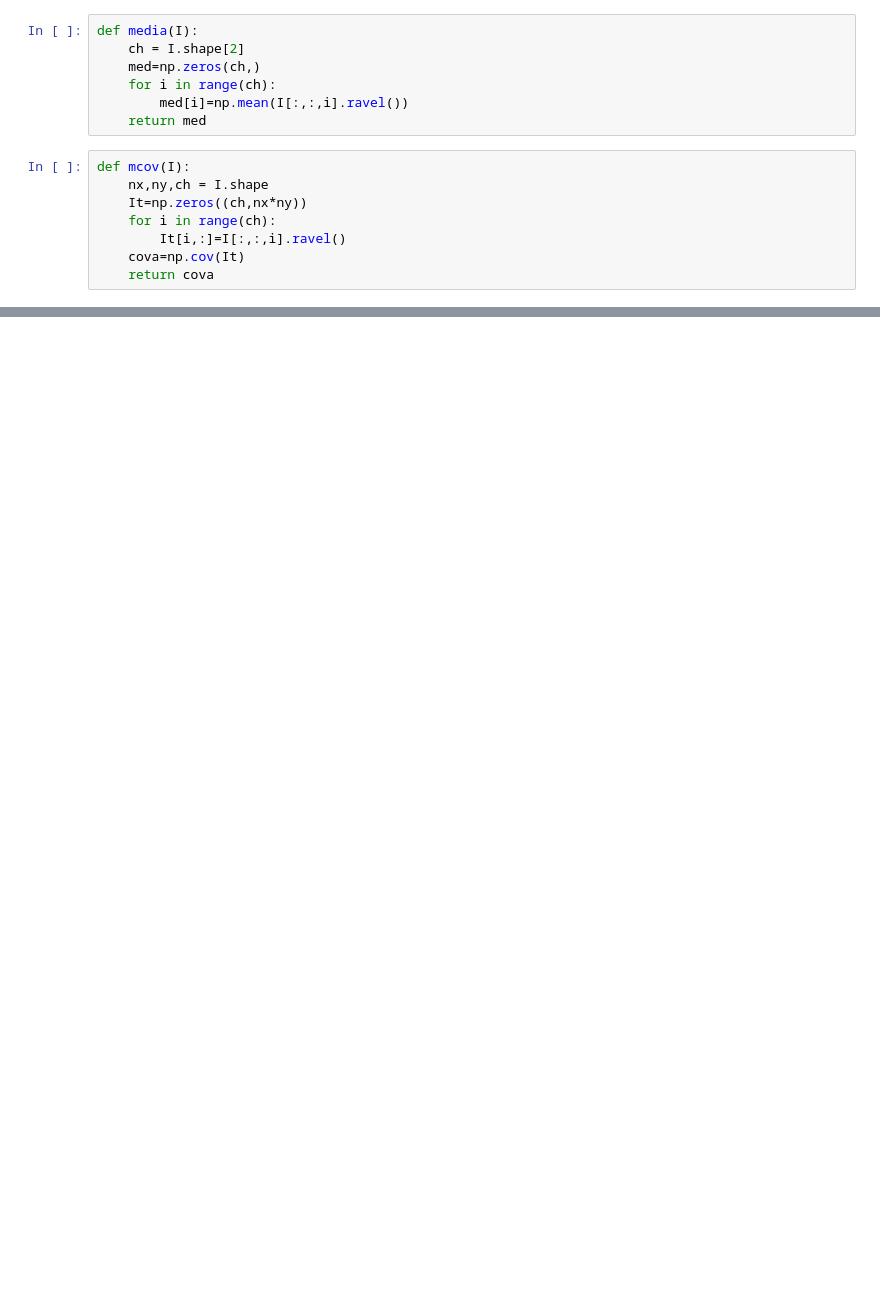
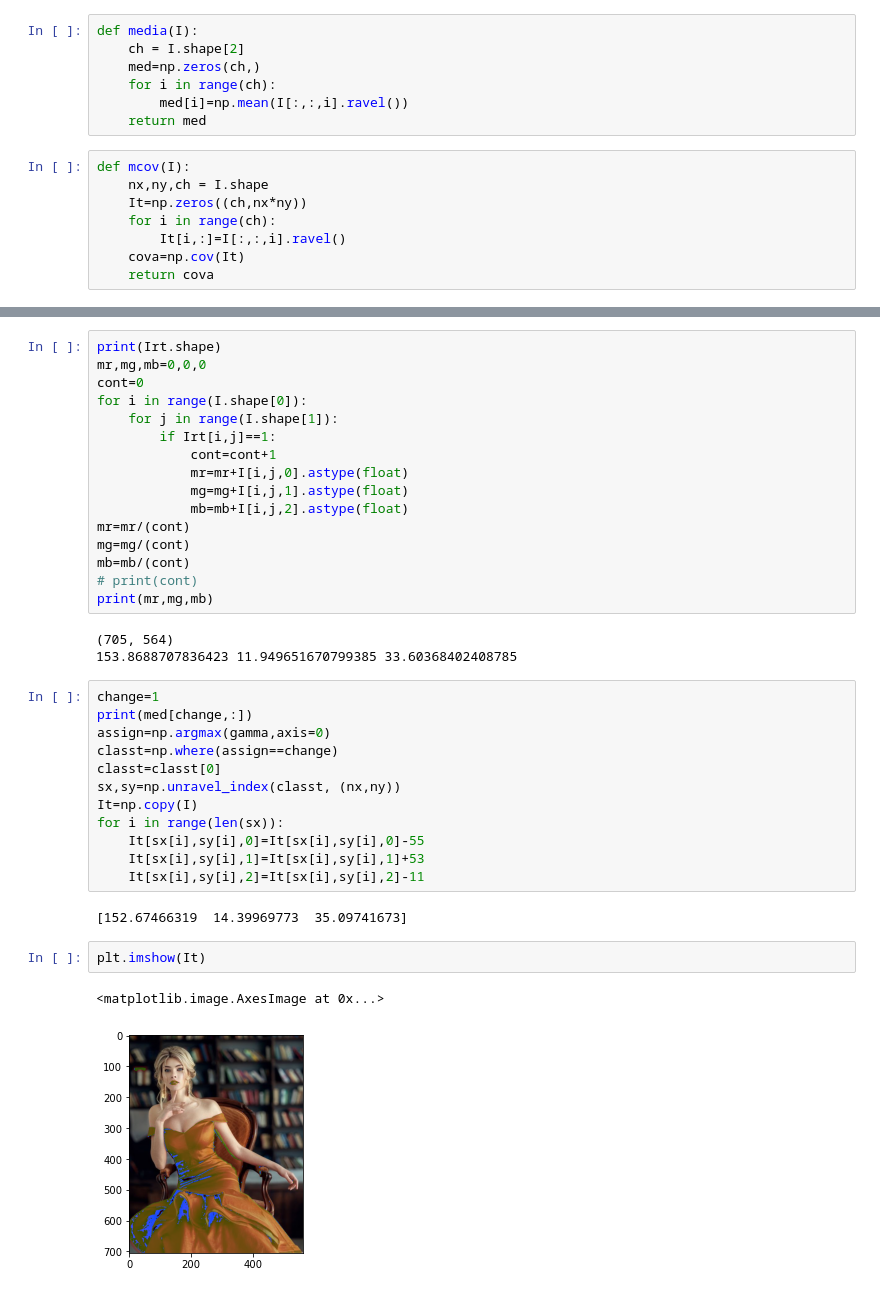
Before and after one commit to Gamalielmch/Images_processing_using_python, a Jupyter notebook: GMM_color.ipynb, the cells around one changed output, grey strips where cells are left out. Drawn from its saved outputs; the diff is of its cells as text; blank space fills up the shorter version.

```diff
--- a/GMM_color.ipynb
+++ b/GMM_color.ipynb
@@ -153,0 +155,38 @@ plt.show
+# %%
+print(Irt.shape)
+mr,mg,mb=0,0,0
+cont=0
+for i in range(I.shape[0]):
+    for j in range(I.shape[1]):
+        if Irt[i,j]==1:
+            cont=cont+1
+            mr=mr+I[i,j,0].astype(float)
+            mg=mg+I[i,j,1].astype(float)
+            mb=mb+I[i,j,2].astype(float)
+mr=mr/(cont)
+mg=mg/(cont)
+mb=mb/(cont)
+# print(cont)
+print(mr,mg,mb)
+# %% [output]
+(705, 564)
+153.8688707836423 11.949651670799385 33.60368402408785
+# %%
+change=1
+print(med[change,:])
+assign=np.argmax(gamma,axis=0)
+classt=np.where(assign==change)
+classt=classt[0]
+sx,sy=np.unravel_index(classt, (nx,ny))
+It=np.copy(I)
+for i in range(len(sx)):
+    It[sx[i],sy[i],0]=It[sx[i],sy[i],0]-55
+    It[sx[i],sy[i],1]=It[sx[i],sy[i],1]+53
+    It[sx[i],sy[i],2]=It[sx[i],sy[i],2]-11
+# %% [output]
+[152.67466319  14.39969773  35.09741673]
+# %%
+plt.imshow(It)
+# %% [output]
+<matplotlib.image.AxesImage at 0x...>
+[figure, added]
```
Also changed, not shown: parts of 7 cells of this notebook, 40 other files.
